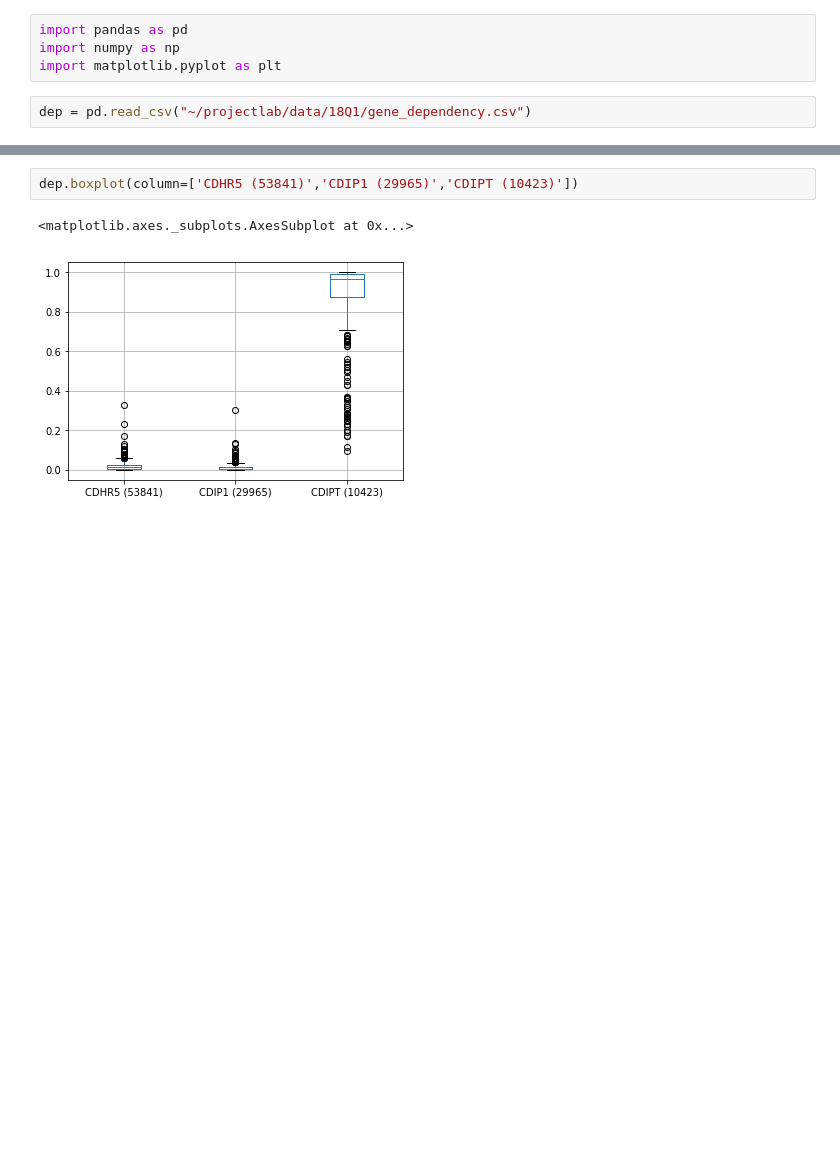
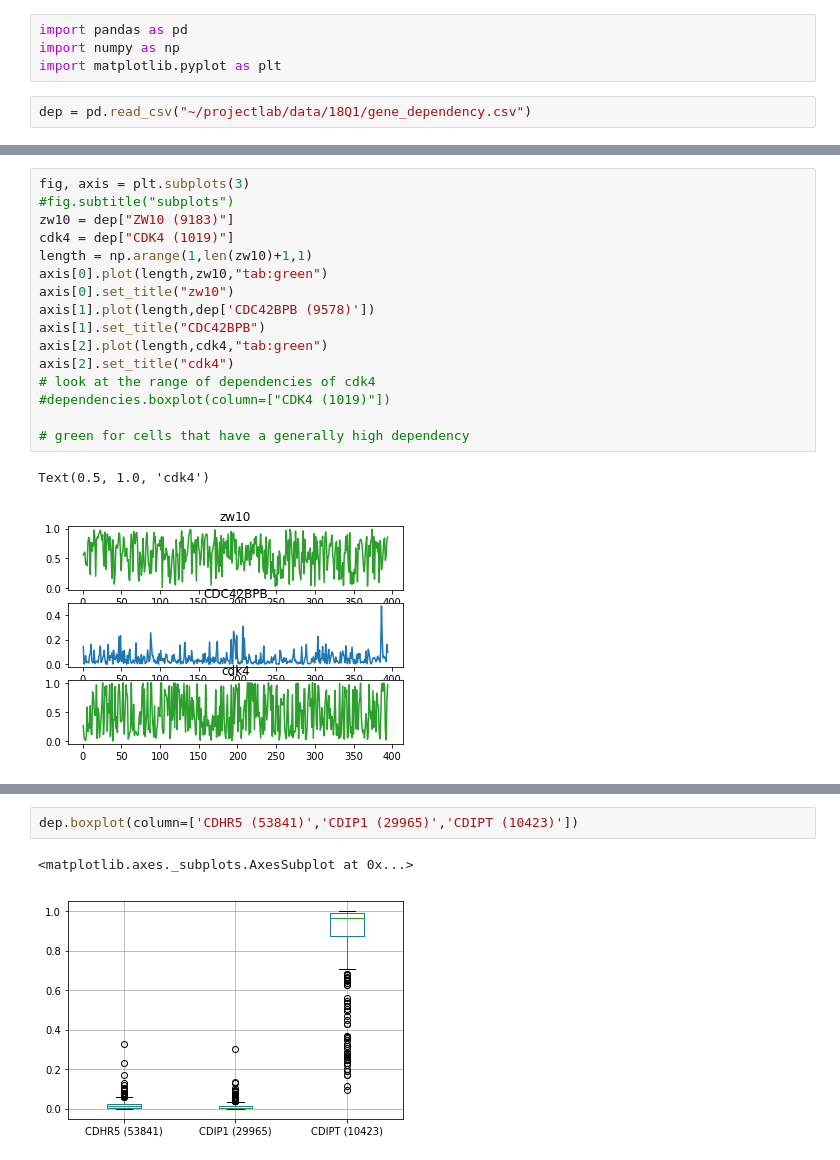
Before and after one commit to lannwal/projectlab, a Jupyter notebook: Exploration.ipynb, the cells around one changed output, grey strips where cells are left out. Drawn from its saved outputs; the diff is of its cells as text; blank space fills up the shorter version.

```diff
--- a/Exploration.ipynb
+++ b/Exploration.ipynb
@@ -73,0 +31,19 @@ plt.boxplot([cdk4,a,zw10])
+# %%
+fig, axis = plt.subplots(3)
+#fig.subtitle("subplots")
+zw10 = dep["ZW10 (9183)"]
+cdk4 = dep["CDK4 (1019)"]
+length = np.arange(1,len(zw10)+1,1)
+axis[0].plot(length,zw10,"tab:green")
+axis[0].set_title("zw10")
+axis[1].plot(length,dep['CDC42BPB (9578)'])
+axis[1].set_title("CDC42BPB")
+axis[2].plot(length,cdk4,"tab:green")
+axis[2].set_title("cdk4")
+# look at the range of dependencies of cdk4
+#dependencies.boxplot(column=["CDK4 (1019)"])
+
+# green for cells that have a generally high dependency
+# %% [output]
+Text(0.5, 1.0, 'cdk4')
+[figure, added]
```
Also changed, not shown: parts of 46 cells of this notebook.
